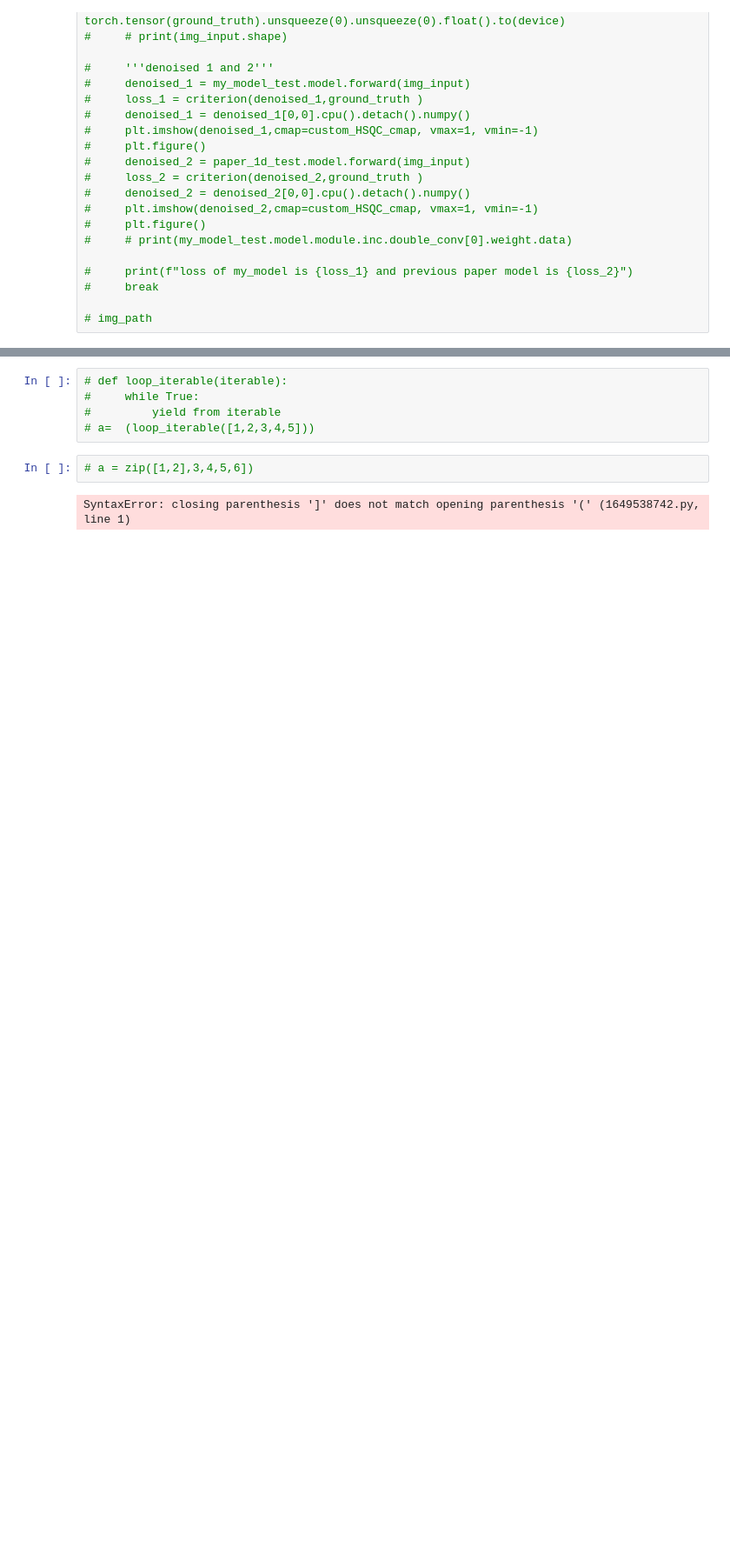
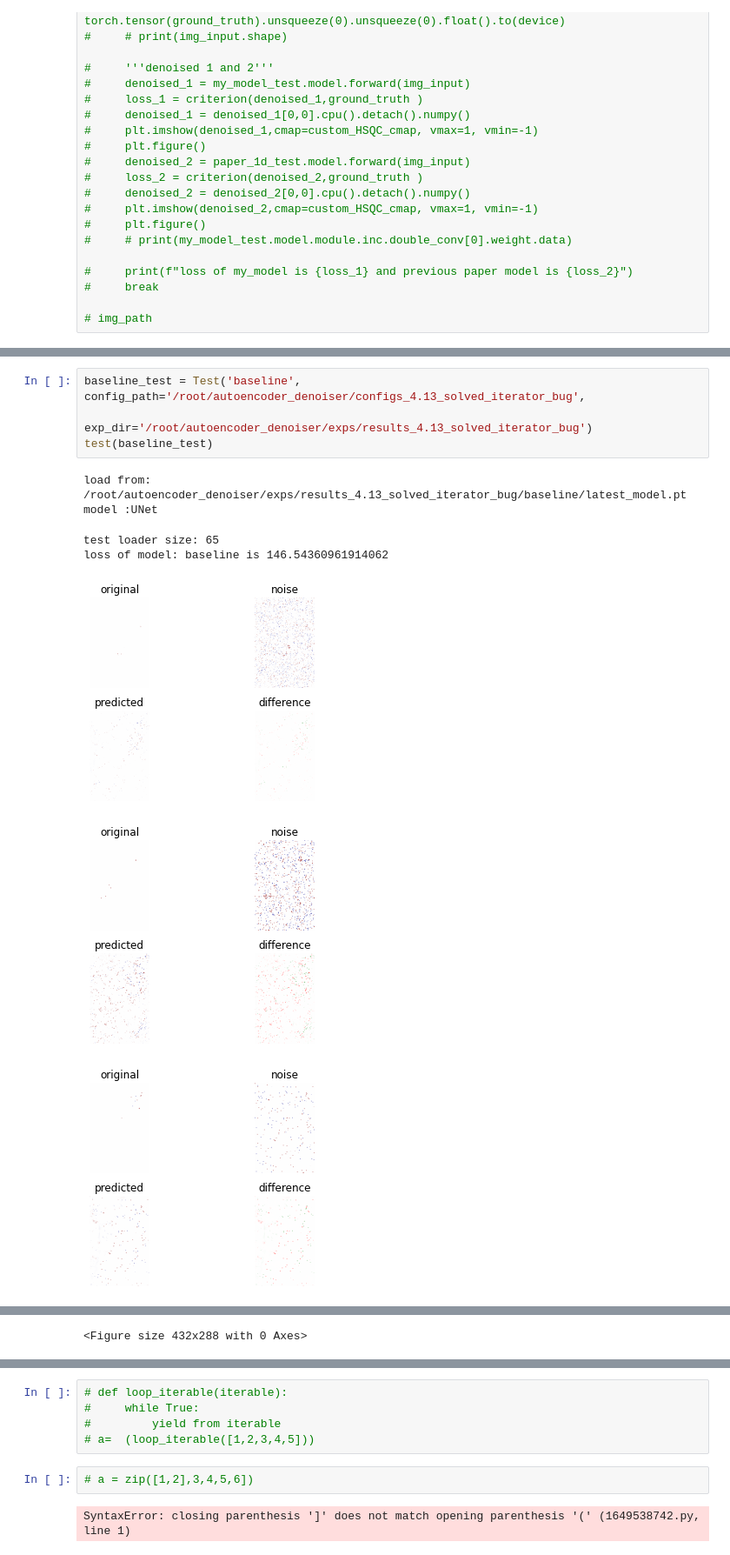
Before and after one commit to xwd0418/autoencoder_denoiser, a Jupyter notebook: testing_real_imgs.ipynb, the cells around one changed output, grey strips where cells are left out. Shown at 87% size. Cells and saved outputs as stored; diff of their text form; blank space fills up the shorter version.

Commit message:
baseline transfer learning

```diff
--- a/testing_real_imgs.ipynb
+++ b/testing_real_imgs.ipynb
@@ -321,0 +294,12 @@ tensor(0.4126, device='cuda:0')
+# %%
+baseline_test = Test('baseline', config_path='/root/autoencoder_denoiser/configs_4.13_solved_iterator_bug',
+                     exp_dir='/root/autoencoder_denoiser/exps/results_4.13_solved_iterator_bug')
+test(baseline_test)
+# %% [output]
+load from:  /root/autoencoder_denoiser/exps/results_4.13_solved_iterator_bug/baseline/latest_model.pt
+model :UNet
+test loader size: 65
+loss of model: baseline is 146.54360961914062
+[figure, added]
+[figure, added]
+[figure, added]
@@ -322,2 +308,3 @@ tensor(0.4126, device='cuda:0')
+<Figure size 432x288 with 0 Axes>
 # %%
 # my_model_test = Test("t1_03")
```
Also changed, not shown: parts of 15 cells of this notebook, 20 other files.
